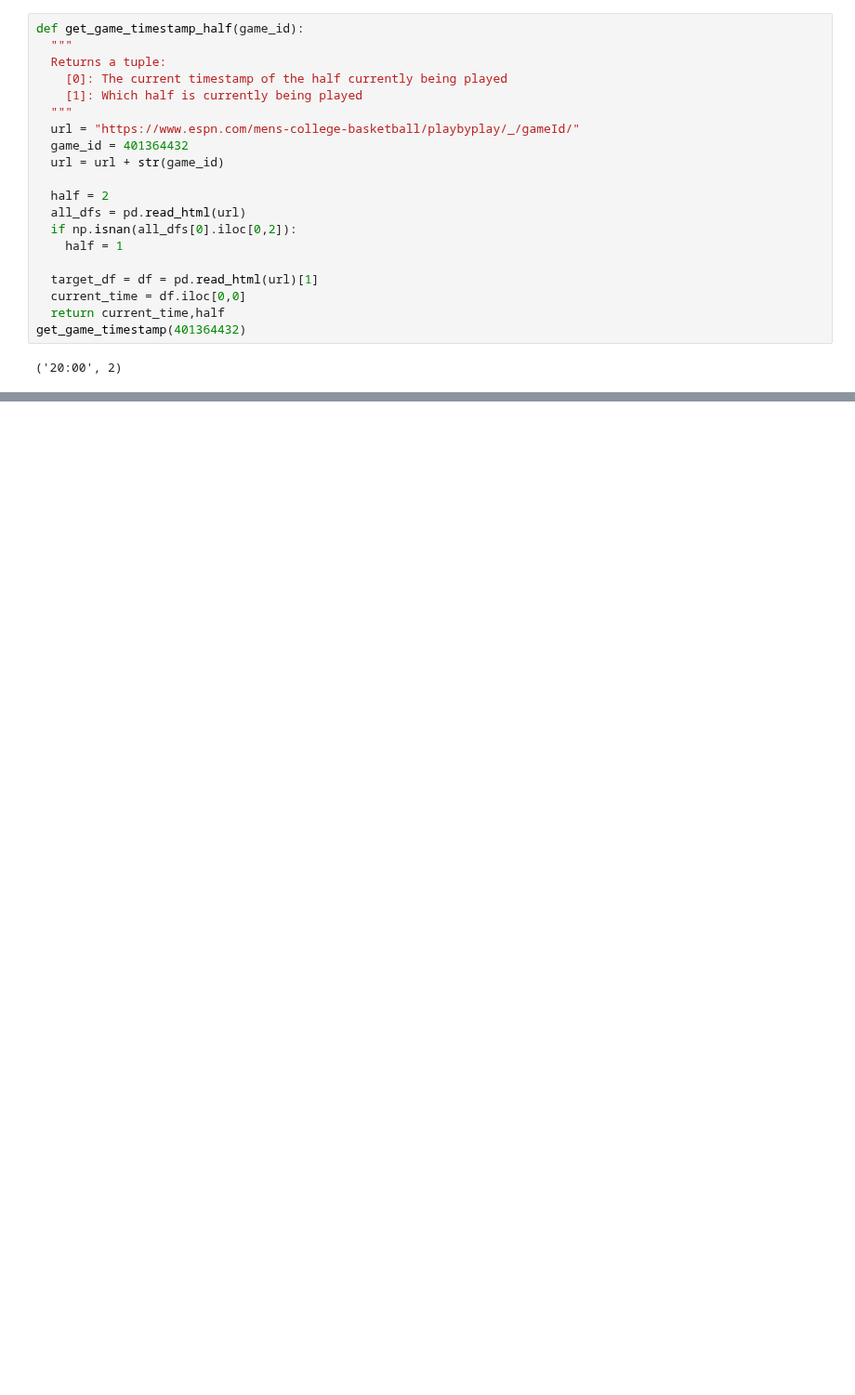
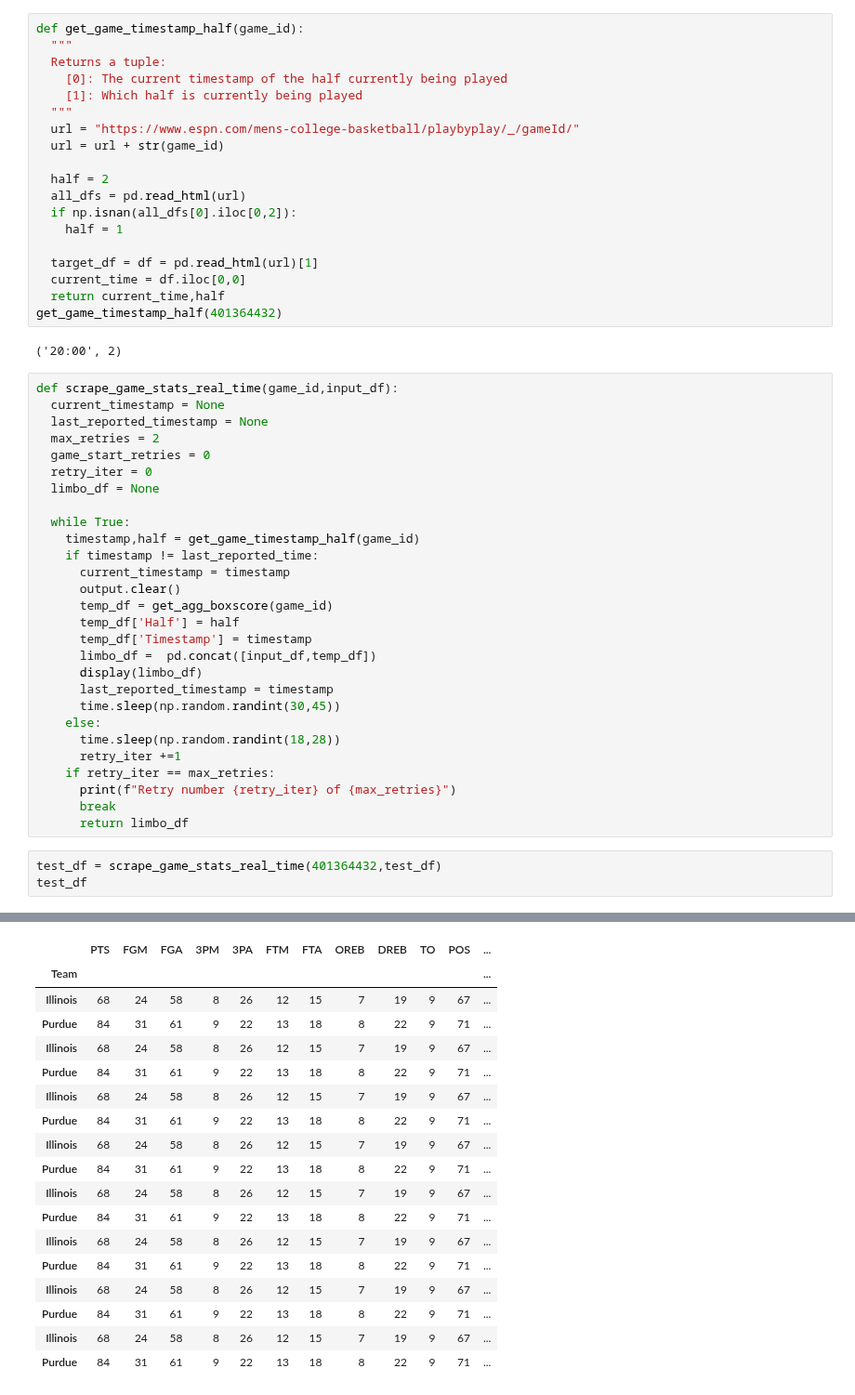
Before and after one commit to fmathews11/College_Basketball_Functions, a Jupyter notebook: Pulling_In_Boxscores.ipynb, the cells around one changed output, grey strips where cells are left out. Shown at 93% size. Saved outputs shown, nothing was run; the diff lists cells and outputs as text; blank space fills up the shorter version.

```diff
--- a/Pulling_In_Boxscores.ipynb
+++ b/Pulling_In_Boxscores.ipynb
@@ -279,7 +281,6 @@ def get_game_timestamp_half(game_id):
     [1]: Which half is currently being played
   """
   url = "https://www.espn.com/mens-college-basketball/playbyplay/_/gameId/"
-  game_id = 401364432
   url = url + str(game_id)
 
   half = 2
@@ -290,6 +291,38 @@ def get_game_timestamp_half(game_id):
   target_df = df = pd.read_html(url)[1]
   current_time = df.iloc[0,0]
   return current_time,half
-get_game_timestamp(401364432)
+get_game_timestamp_half(401364432)
 # %% [output]
 ('20:00', 2)
+# %%
+def scrape_game_stats_real_time(game_id,input_df):
+  current_timestamp = None
+  last_reported_timestamp = None
+  max_retries = 2
+  game_start_retries = 0
+  retry_iter = 0
+  limbo_df = None
+
+  while True:
+    timestamp,half = get_game_timestamp_half(game_id)
+    if timestamp != last_reported_time:
+      current_timestamp = timestamp
+      output.clear()
+      temp_df = get_agg_boxscore(game_id)
+      temp_df['Half'] = half
+      temp_df['Timestamp'] = timestamp
+      limbo_df =  pd.concat([input_df,temp_df])
+      display(limbo_df)
+      last_reported_timestamp = timestamp
+      time.sleep(np.random.randint(30,45))
+    else:
+      time.sleep(np.random.randint(18,28))
+      retry_iter +=1
+    if retry_iter == max_retries:
+      print(f"Retry number {retry_iter} of {max_retries}")
+      break
+      return limbo_df
+# %%
+test_df = scrape_game_stats_real_time(401364432,test_df)
+test_df
+# %% [output]
@@ -295,0 +347,18 @@ get_game_timestamp(401364432)
+|  | PTS | FGM | FGA | 3PM | 3PA | FTM | FTA | OREB | DREB | TO | POS | ... |
+| Team |  |  |  |  |  |  |  |  |  |  |  | ... |
+| Illinois | 68 | 24 | 58 | 8 | 26 | 12 | 15 | 7 | 19 | 9 | 67 | ... |
+| Purdue | 84 | 31 | 61 | 9 | 22 | 13 | 18 | 8 | 22 | 9 | 71 | ... |
+| Illinois | 68 | 24 | 58 | 8 | 26 | 12 | 15 | 7 | 19 | 9 | 67 | ... |
+| Purdue | 84 | 31 | 61 | 9 | 22 | 13 | 18 | 8 | 22 | 9 | 71 | ... |
+| Illinois | 68 | 24 | 58 | 8 | 26 | 12 | 15 | 7 | 19 | 9 | 67 | ... |
+| Purdue | 84 | 31 | 61 | 9 | 22 | 13 | 18 | 8 | 22 | 9 | 71 | ... |
+| Illinois | 68 | 24 | 58 | 8 | 26 | 12 | 15 | 7 | 19 | 9 | 67 | ... |
+| Purdue | 84 | 31 | 61 | 9 | 22 | 13 | 18 | 8 | 22 | 9 | 71 | ... |
+| Illinois | 68 | 24 | 58 | 8 | 26 | 12 | 15 | 7 | 19 | 9 | 67 | ... |
+| Purdue | 84 | 31 | 61 | 9 | 22 | 13 | 18 | 8 | 22 | 9 | 71 | ... |
+| Illinois | 68 | 24 | 58 | 8 | 26 | 12 | 15 | 7 | 19 | 9 | 67 | ... |
+| Purdue | 84 | 31 | 61 | 9 | 22 | 13 | 18 | 8 | 22 | 9 | 71 | ... |
+| Illinois | 68 | 24 | 58 | 8 | 26 | 12 | 15 | 7 | 19 | 9 | 67 | ... |
+| Purdue | 84 | 31 | 61 | 9 | 22 | 13 | 18 | 8 | 22 | 9 | 71 | ... |
+| Illinois | 68 | 24 | 58 | 8 | 26 | 12 | 15 | 7 | 19 | 9 | 67 | ... |
+| Purdue | 84 | 31 | 61 | 9 | 22 | 13 | 18 | 8 | 22 | 9 | 71 | ... |
```
Also changed, not shown: parts of 5 cells of this notebook.
